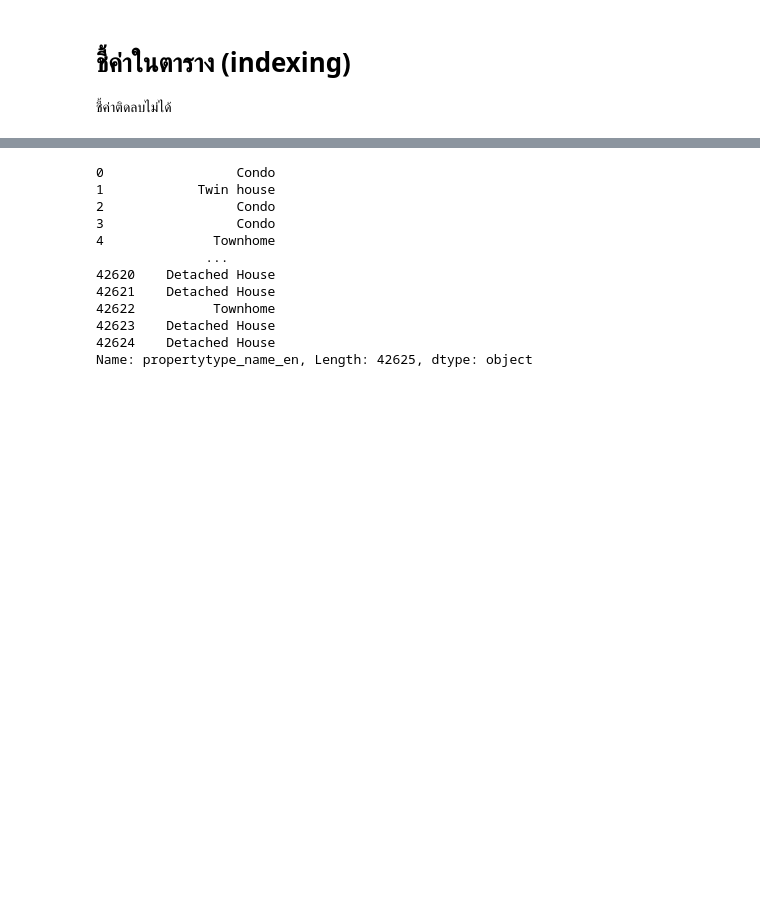
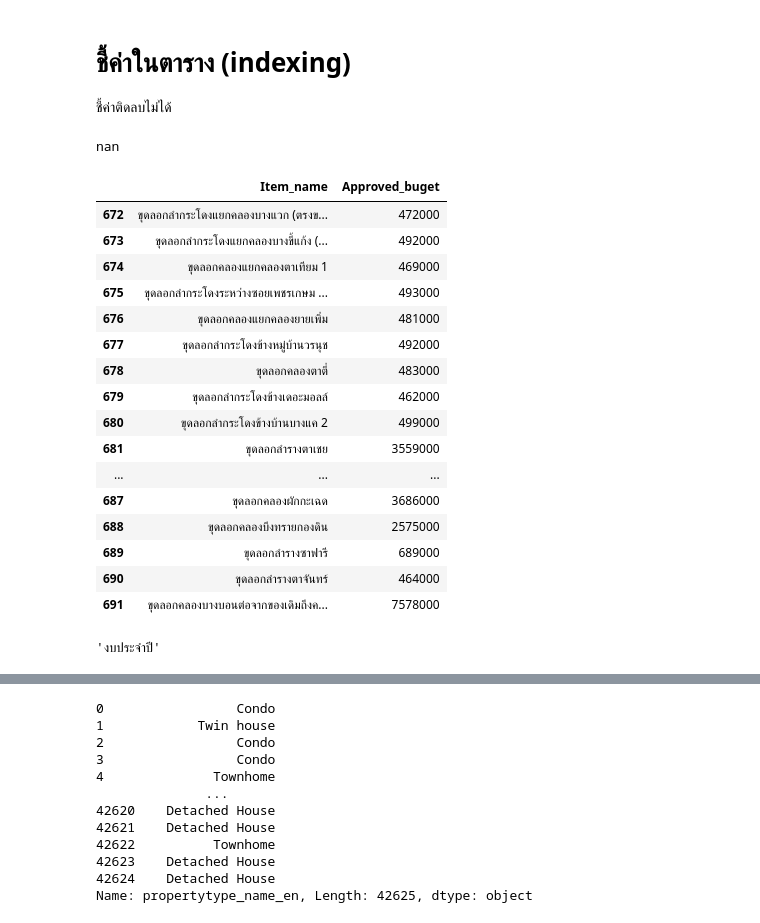
Before and after one commit to Mujune/python_dataviz2023, a Jupyter notebook: Pandas101.ipynb, the cells around one changed output, grey strips where cells are left out. Cells and saved outputs as stored; diff of their text form; code cells hidden in the pictures; blank space fills up the shorter version.

```diff
--- a/Pandas101.ipynb
+++ b/Pandas101.ipynb
@@ -134,3 +125,31 @@ NaN = Not a Number
 # %% [markdown]
 # ชี้ค่าในตาราง (indexing)
 ชี้ค่าติดลบไม่ได้
+# %%
+data1.iloc[-6,5]
+# %% [output]
+nan
+# %%
+data1.iloc[-20:,7:10]
+# %% [output]
+|  | Item_name | Approved_buget |
+| 672 | ขุดลอกลำกระโดงแยกคลองบางแวก (ตรงข... | 472000 |
+| 673 | ขุดลอกลำกระโดงแยกคลองบางขี้แก้ง (... | 492000 |
+| 674 | ขุดลอกคลองแยกคลองตาเทียม 1 | 469000 |
+| 675 | ขุดลอกลำกระโดงระหว่างซอยเพชรเกษม ... | 493000 |
+| 676 | ขุดลอกคลองแยกคลองยายเพิ่ม | 481000 |
+| 677 | ขุดลอกลำกระโดงข้างหมู่บ้านวรนุช | 492000 |
+| 678 | ขุดลอกคลองตาตี่ | 483000 |
+| 679 | ขุดลอกลำกระโดงข้างเดอะมอลล์ | 462000 |
+| 680 | ขุดลอกลำกระโดงข้างบ้านบางแค 2 | 499000 |
+| 681 | ขุดลอกลำรางตาเชย | 3559000 |
+| ... | ... | ... |
+| 687 | ขุดลอกคลองผักกะเฉด | 3686000 |
+| 688 | ขุดลอกคลองบึงทรายกองดิน | 2575000 |
+| 689 | ขุดลอกลำรางซาฟารี | 689000 |
+| 690 | ขุดลอกลำรางตาจันทร์ | 464000 |
+| 691 | ขุดลอกคลองบางบอนต่อจากของเดิมถึงค... | 7578000 |
+# %%
+data1.iloc[0,0]
+# %% [output]
+'งบประจำปี'
```
Also changed, not shown: parts of 16 cells of this notebook.
